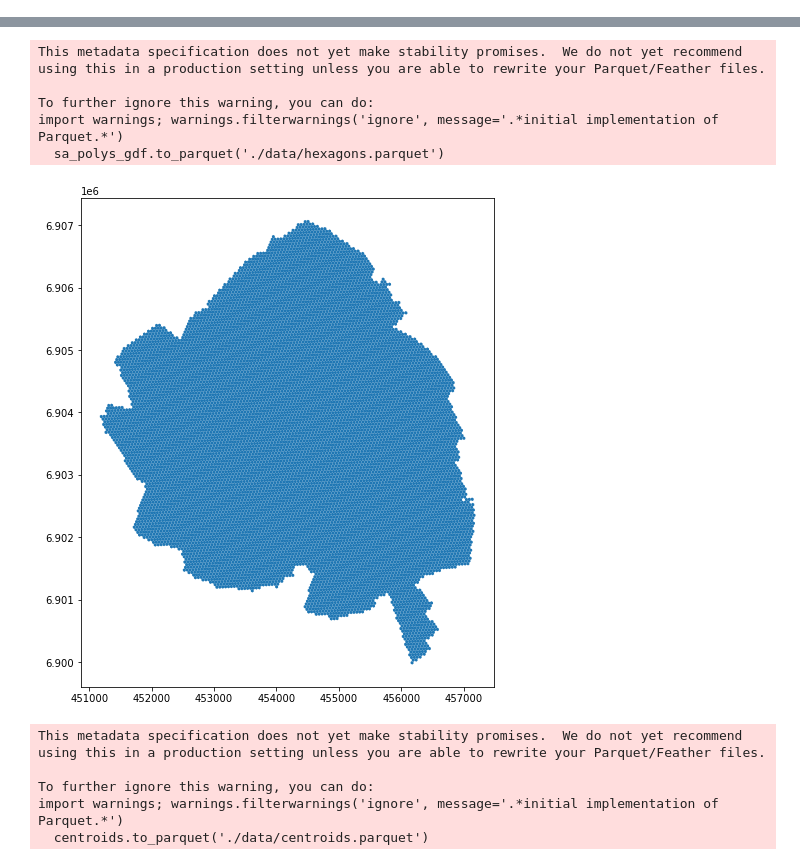
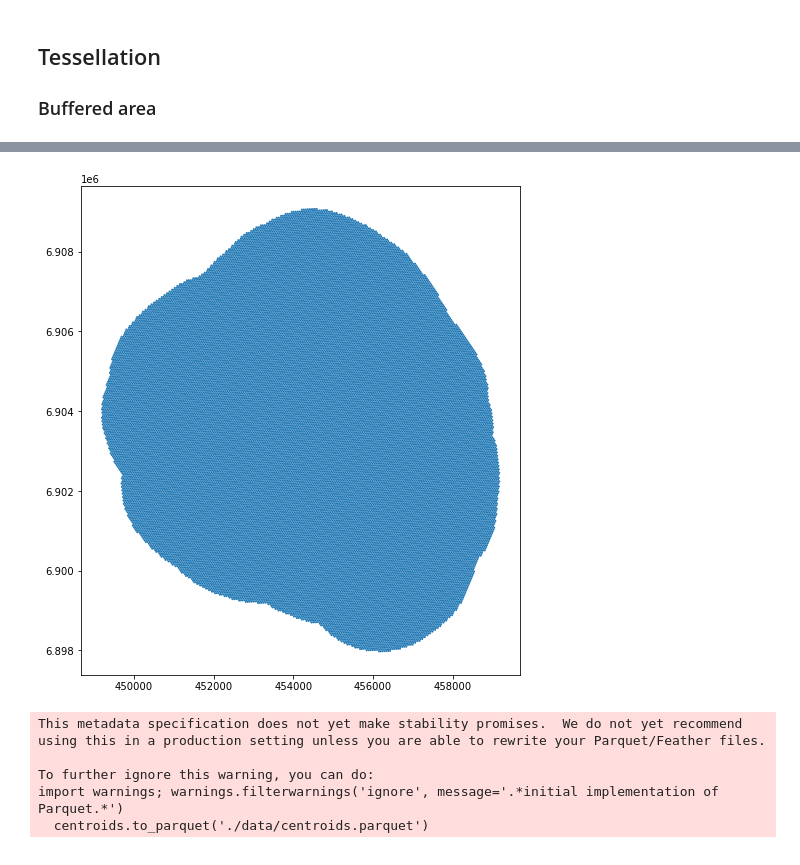
Before and after one commit to cpeiret/ERSA2022_demo, a Jupyter notebook: 02_hexagons.ipynb, the cells around one changed output, grey strips where cells are left out. Drawn from its saved outputs; the diff is of its cells as text; code cells hidden in the pictures.

```diff
--- a/02_hexagons.ipynb
+++ b/02_hexagons.ipynb
@@ -7,13 +7,17 @@ import matplotlib.pyplot as plt
 # %%
 # load data
 sa = gpd.read_parquet('./data/sa.parquet')
+sa_buf = gpd.read_parquet('./data/sa_buf.parquet')
 streets = gpd.read_parquet('./data/streets.parquet')
 # %%
 # set local crs
 local_crs = 2154
+# %% [markdown]
+## Tessellation
+### Buffered area
 # %%
-# generate tessellation
-test = h3.polyfill(sa.to_crs(4326).geometry[0].__geo_interface__, 11, geo_json_conformant = True)
+# generate tessellation for buffered area
+test = h3.polyfill(sa_buf.to_crs(4326).geometry[0].__geo_interface__, 11, geo_json_conformant = True)
 
 polygonise = lambda hex_id: Polygon(
                                 h3.h3_to_geo_boundary(
@@ -40,9 +44,4 @@ Wall time: 249 ms
-This metadata specification does not yet make stability promises.  We do not yet recommend using this in a production setting unless you are able to rewrite your Parquet/Feather files.
-
-To further ignore this warning, you can do:
-import warnings; warnings.filterwarnings('ignore', message='.*initial implementation of Parquet.*')
-  sa_polys_gdf.to_parquet('./data/hexagons.parquet')
-[figure, old version]
+[figure, new version]
 # %%
 # centroids
 centroids = sa_polys_gdf.to_crs(local_crs).centroid
```
Also changed, not shown: parts of 4 cells of this notebook, 18 other files.
